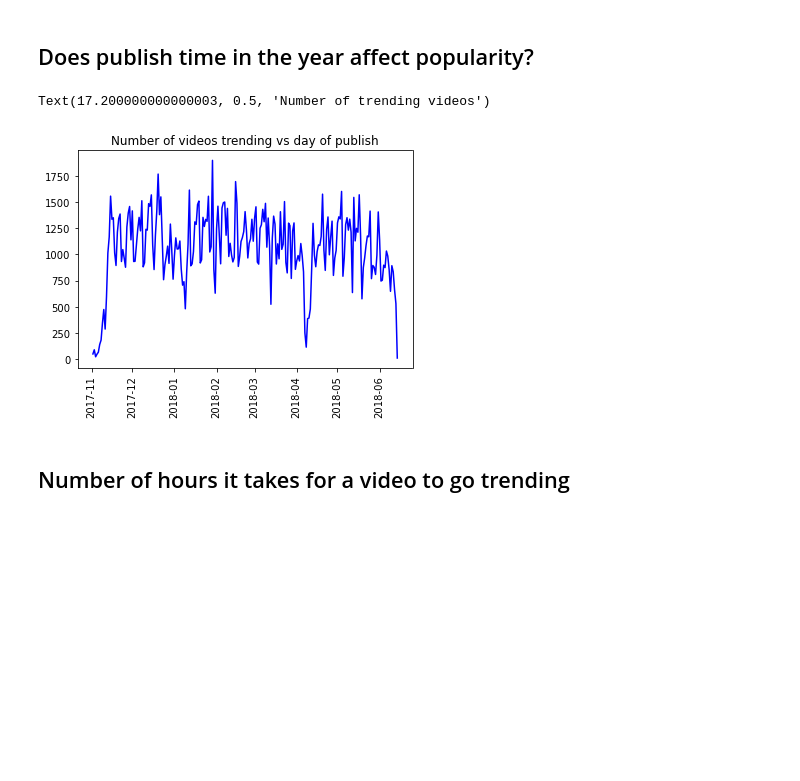
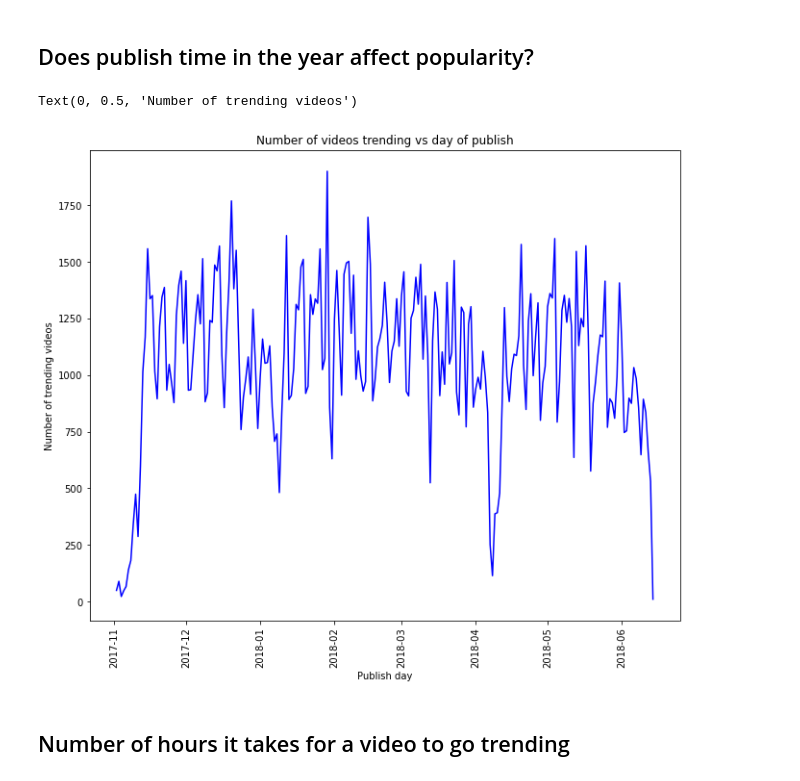
Before and after one commit to tanmaig/CSCI5502-project, a Jupyter notebook: data_analysis.ipynb, the cells around one changed output. Drawn from its saved outputs; the diff is of its cells as text; code cells hidden in the pictures; blank space fills up the shorter version.

Commit message:
few more graphs added

```diff
--- a/data_analysis.ipynb
+++ b/data_analysis.ipynb
@@ -134,17 +134,18 @@ Text(0.5, 1.0, 'When are trending videos published')
 # %%
 
 df_tmp = df.groupby([df['publish_time'].dt.date]).size()
 df_tmp = df_tmp.sort_index()
 df_tmp = df_tmp[ (df_tmp.index > pd.to_datetime("2017-11-01")) & (df_tmp.index < pd.to_datetime("2018-12-01"))]
 
+fig, ax = plt.subplots(figsize=fig_size)
 plt.plot(df_tmp.index,df_tmp.values, color='blue')
 plt.xticks(rotation=90)
 plt.title('Number of videos trending vs day of publish')
 ax.set_xlabel("Publish day")
 ax.set_ylabel("Number of trending videos")
 # %% [output]
-Text(17.200000000000003, 0.5, 'Number of trending videos')
+Text(0, 0.5, 'Number of trending videos')
-[figure, old version]
+[figure, new version]
 # %% [markdown]
 ## Number of hours it takes for a video to go trending
 # %%
```
Also changed, not shown: parts of 2 cells of this notebook.
